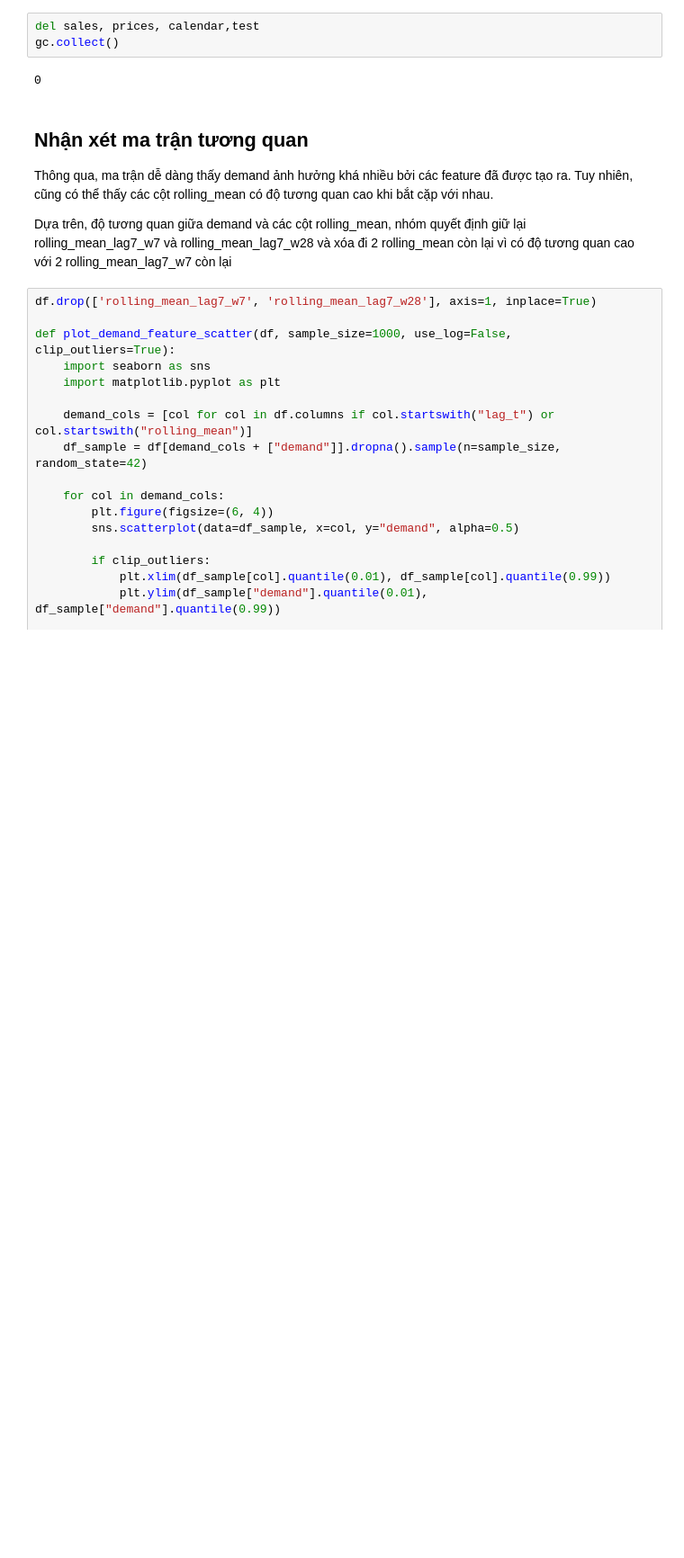
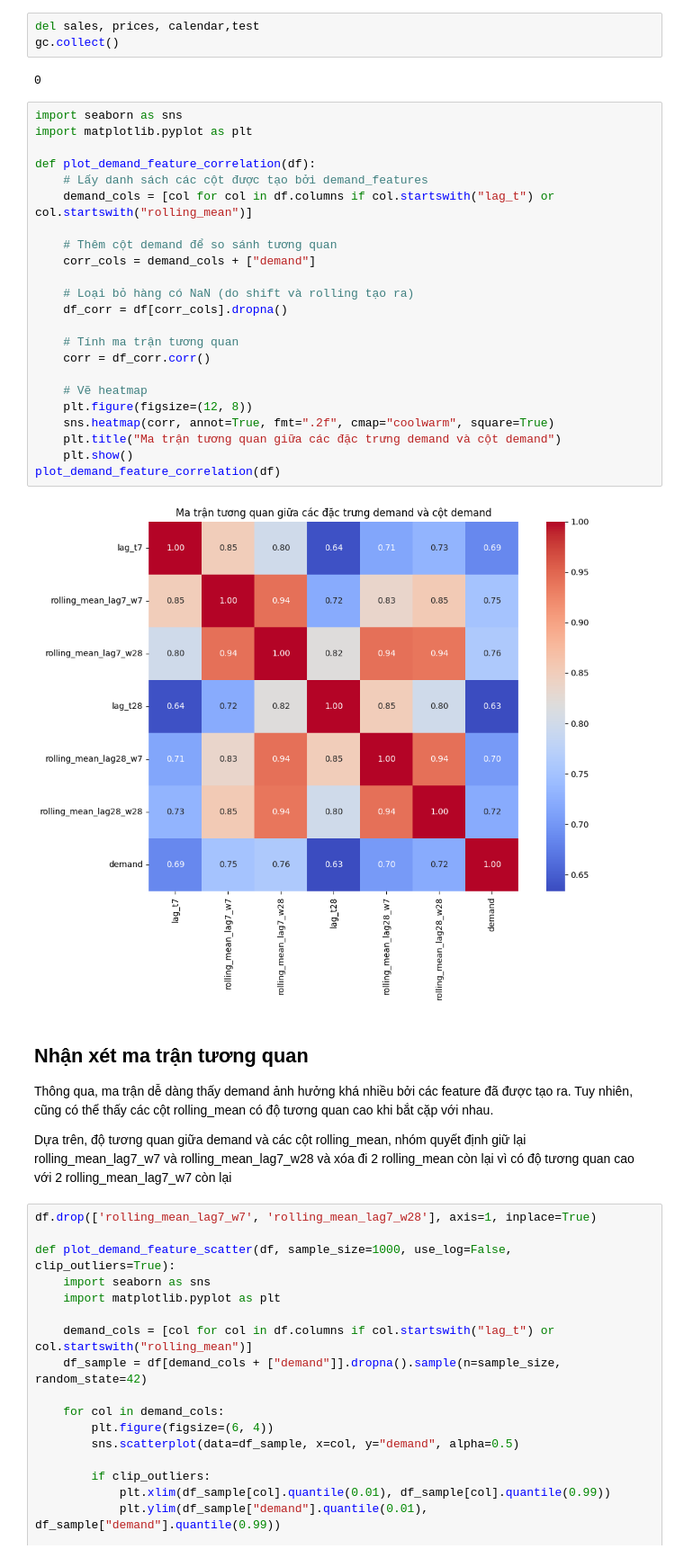
Before and after one commit to nguyenvanminh281005/CS116_Project, a Jupyter notebook: CS116_Python_for_ML_DMP_FeaturesEngineering.ipynb, the cells around one changed output. Shown at 90% size. Drawn from its saved outputs; the diff is of its cells as text; blank space fills up the shorter version.

```diff
--- a/CS116_Python_for_ML_DMP_FeaturesEngineering.ipynb
+++ b/CS116_Python_for_ML_DMP_FeaturesEngineering.ipynb
@@ -122,6 +122,31 @@ del sales, prices, calendar,test
 gc.collect()
 # %% [output]
 0
+# %%
+import seaborn as sns
+import matplotlib.pyplot as plt
+
+def plot_demand_feature_correlation(df):
+    # Lấy danh sách các cột được tạo bởi demand_features
+    demand_cols = [col for col in df.columns if col.startswith("lag_t") or col.startswith("rolling_mean")]
+
+    # Thêm cột demand để so sánh tương quan
+    corr_cols = demand_cols + ["demand"]
+
+    # Loại bỏ hàng có NaN (do shift và rolling tạo ra)
+    df_corr = df[corr_cols].dropna()
+
+    # Tính ma trận tương quan
+    corr = df_corr.corr()
+
+    # Vẽ heatmap
+    plt.figure(figsize=(12, 8))
+    sns.heatmap(corr, annot=True, fmt=".2f", cmap="coolwarm", square=True)
+    plt.title("Ma trận tương quan giữa các đặc trưng demand và cột demand")
+    plt.show()
+plot_demand_feature_correlation(df)
+# %% [output]
+[figure, added]
 # %% [markdown]
 ## Nhận xét ma trận tương quan
 Thông qua, ma trận dễ dàng thấy demand ảnh hưởng khá nhiều bởi các feature đã được tạo ra. Tuy nhiên, cũng có thể thấy các cột rolling_mean có độ tương quan cao khi bắt cặp với nhau.
```
